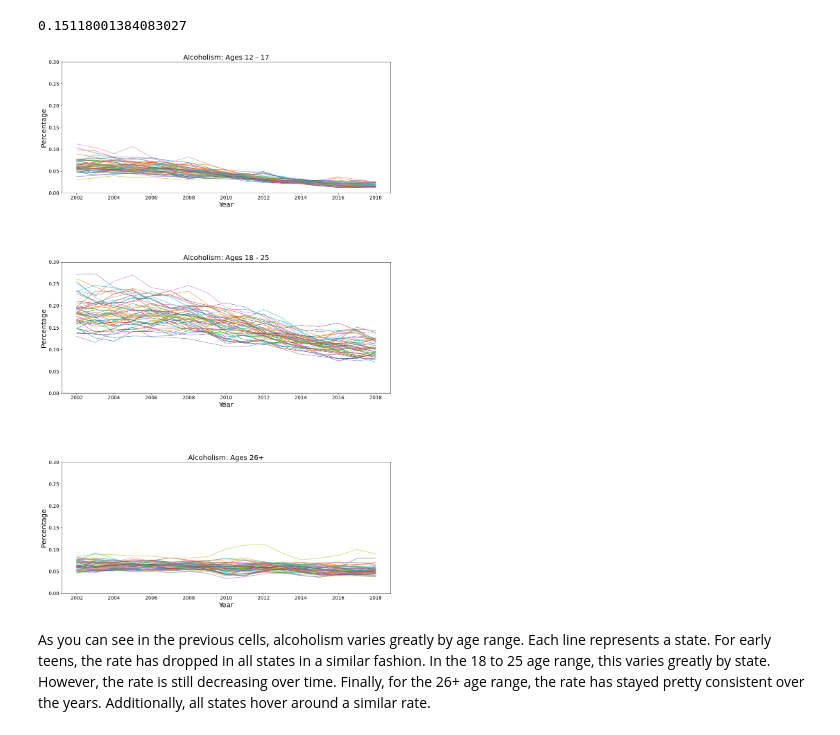
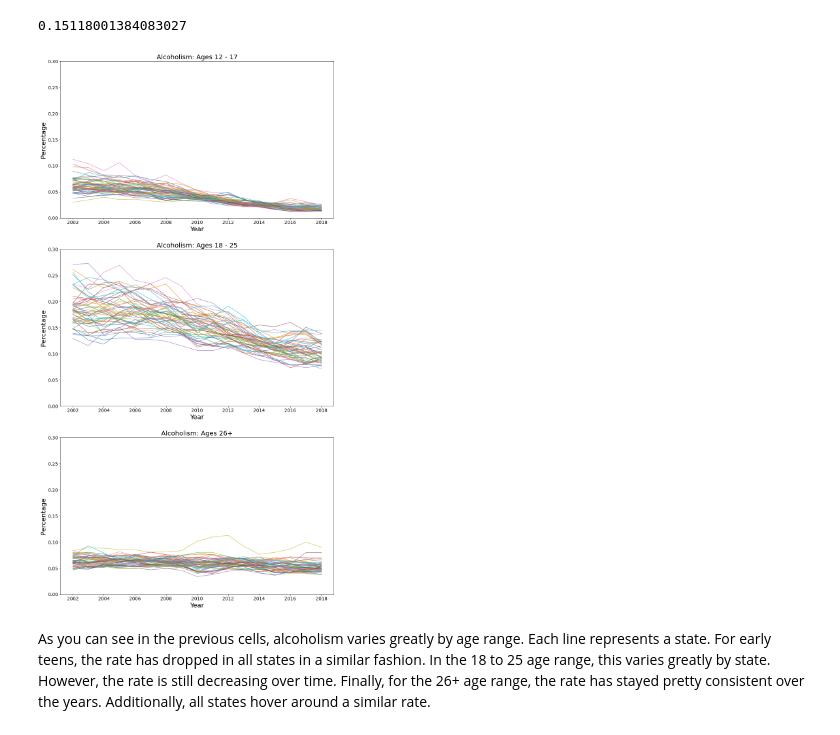
Before and after one commit to jlicht27/jlicht27.github.io, a Jupyter notebook: drugs.ipynb, the cells around one changed output. Saved outputs shown, nothing was run; the diff lists cells and outputs as text; code cells hidden in the pictures.

```diff
--- a/drugs.ipynb
+++ b/drugs.ipynb
@@ -111,34 +111,32 @@ alcohol_pct['Rates.Alcohol.Use Disorder Past Year.18-25'].mean()
 # %%
 fig, (ax1, ax2, ax3) = plt.subplots(3,1)
 
-fig.tight_layout()
-
-fig.set_figheight(25)
+fig.set_figheight(30)
 fig.set_figwidth(15)
 
 alcohol_pct.set_index("Year").groupby("State")["Rates.Alcohol.Use Disorder Past Year.12-17"].plot.line(
     ylim=(0,0.3), alpha=0.7, fontsize=14, ax=ax1);
 
 ax1.set_xlabel("Year", fontsize=20);
 ax1.set_ylabel("Percentage", fontsize=20);
 ax1.set_title("Alcoholism: Ages 12 - 17", fontsize=20);
 
 alcohol_pct.set_index("Year").groupby("State")["Rates.Alcohol.Use Disorder Past Year.18-25"].plot.line(
     ylim=(0,0.3), alpha=0.7, fontsize=14, ax=ax2);
 
 ax2.set_xlabel("Year", fontsize=20);
 ax2.set_ylabel("Percentage", fontsize=20);
 ax2.set_title("Alcoholism: Ages 18 - 25", fontsize=20);
 
 
 alcohol_pct.set_index("Year").groupby("State")["Rates.Alcohol.Use Disorder Past Year.26+"].plot.line(
     ylim=(0,0.3), alpha=0.7, fontsize=14, ax=ax3);
 
 ax3.set_xlabel("Year", fontsize=20);
 ax3.set_ylabel("Percentage", fontsize=20);
 ax3.set_title("Alcoholism: Ages 26+", fontsize=20);
 # %% [output]
-[figure, old version]
+[figure, new version]
 # %% [markdown]
 As you can see in the previous cells, alcoholism varies greatly by age range. Each line represents a state. For early teens, the rate has dropped in all states in a similar fashion. In the 18 to 25 age range, this varies greatly by state. However, the rate is still decreasing over time. Finally, for the 26+ age range, the rate has stayed pretty consistent over the years. Additionally, all states hover around a similar rate.
 # %% [markdown]
```
